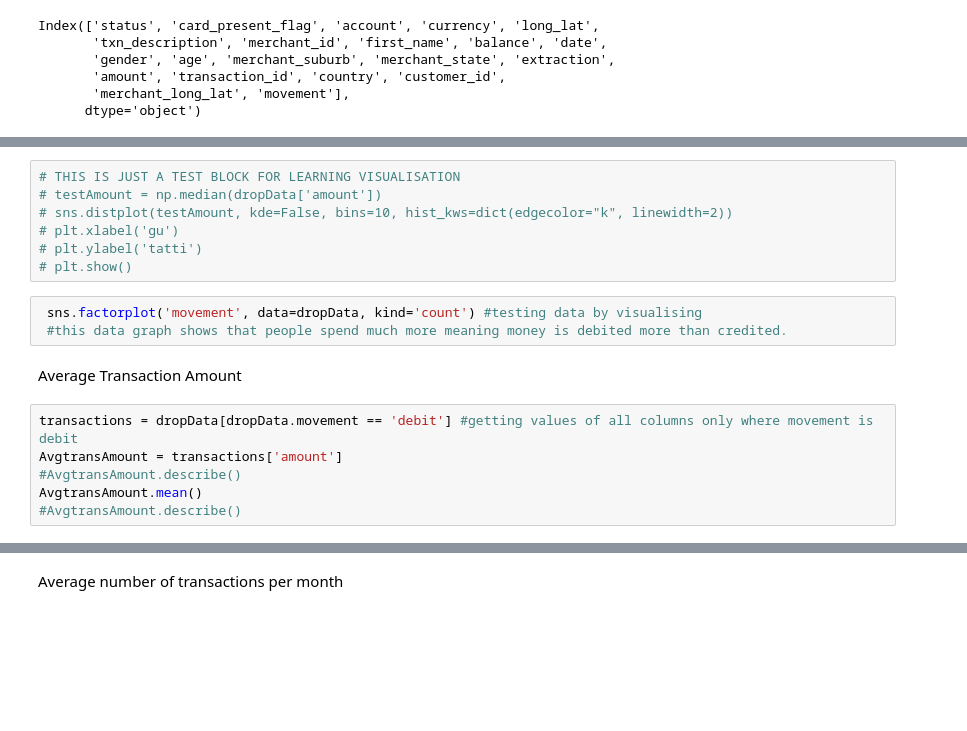
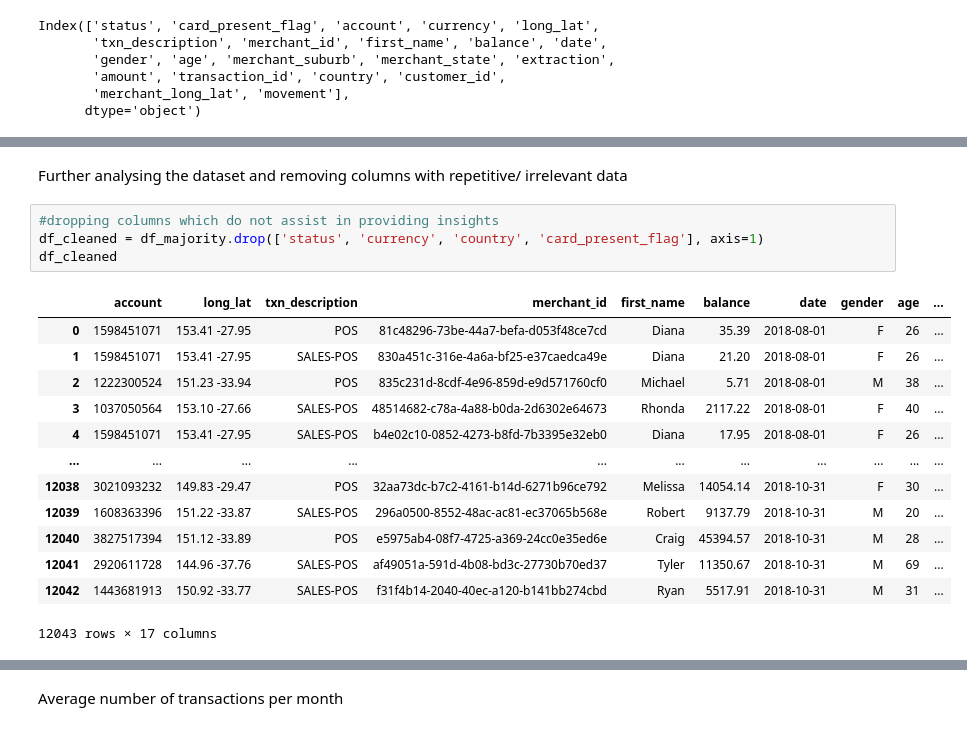
Before and after one commit to shaun1907/ANZ_Internship_Data, a Jupyter notebook: eda.ipynb, the cells around one changed output, grey strips where cells are left out. Cells and saved outputs as stored; diff of their text form; blank space fills up the shorter version.

```diff
--- a/eda.ipynb
+++ b/eda.ipynb
@@ -107,18 +128,20 @@ dropData.isnull().sum() #checking for null values in the dropData dataframe
-# %%
-# THIS IS JUST A TEST BLOCK FOR LEARNING VISUALISATION
-# testAmount = np.median(dropData['amount'])
-# sns.distplot(testAmount, kde=False, bins=10, hist_kws=dict(edgecolor="k", linewidth=2))
-# plt.xlabel('gu')
-# plt.ylabel('tatti')
-# plt.show()
-# %%
- sns.factorplot('movement', data=dropData, kind='count') #testing data by visualising
- #this data graph shows that people spend much more meaning money is debited more than credited.
-# %% [markdown]
-Average Transaction Amount
-# %%
-transactions = dropData[dropData.movement == 'debit'] #getting values of all columns only where movement is debit
-AvgtransAmount = transactions['amount']
-#AvgtransAmount.describe()
-AvgtransAmount.mean()
-#AvgtransAmount.describe()
+# %% [markdown]
+Further analysing the dataset and removing columns with repetitive/ irrelevant data
+# %%
+#dropping columns which do not assist in providing insights
+df_cleaned = df_majority.drop(['status', 'currency', 'country', 'card_present_flag'], axis=1)
+df_cleaned
+# %% [output]
+|  | account | long_lat | txn_description | merchant_id | first_name | balance | date | gender | age | ... |
+| 0 | 1598451071 | 153.41 -27.95 | POS | 81c48296-73be-44a7-befa-d053f48ce7cd | Diana | 35.39 | 2018-08-01 | F | 26 | ... |
+| 1 | 1598451071 | 153.41 -27.95 | SALES-POS | 830a451c-316e-4a6a-bf25-e37caedca49e | Diana | 21.20 | 2018-08-01 | F | 26 | ... |
+| 2 | 1222300524 | 151.23 -33.94 | POS | 835c231d-8cdf-4e96-859d-e9d571760cf0 | Michael | 5.71 | 2018-08-01 | M | 38 | ... |
+| 3 | 1037050564 | 153.10 -27.66 | SALES-POS | 48514682-c78a-4a88-b0da-2d6302e64673 | Rhonda | 2117.22 | 2018-08-01 | F | 40 | ... |
+| 4 | 1598451071 | 153.41 -27.95 | SALES-POS | b4e02c10-0852-4273-b8fd-7b3395e32eb0 | Diana | 17.95 | 2018-08-01 | F | 26 | ... |
+| ... | ... | ... | ... | ... | ... | ... | ... | ... | ... | ... |
+| 12038 | 3021093232 | 149.83 -29.47 | POS | 32aa73dc-b7c2-4161-b14d-6271b96ce792 | Melissa | 14054.14 | 2018-10-31 | F | 30 | ... |
+| 12039 | 1608363396 | 151.22 -33.87 | SALES-POS | 296a0500-8552-48ac-ac81-ec37065b568e | Robert | 9137.79 | 2018-10-31 | M | 20 | ... |
+| 12040 | 3827517394 | 151.12 -33.89 | POS | e5975ab4-08f7-4725-a369-24cc0e35ed6e | Craig | 45394.57 | 2018-10-31 | M | 28 | ... |
+| 12041 | 2920611728 | 144.96 -37.76 | SALES-POS | af49051a-591d-4b08-bd3c-27730b70ed37 | Tyler | 11350.67 | 2018-10-31 | M | 69 | ... |
+| 12042 | 1443681913 | 150.92 -33.77 | SALES-POS | f31f4b14-2040-40ec-a120-b141bb274cbd | Ryan | 5517.91 | 2018-10-31 | M | 31 | ... |
+12043 rows × 17 columns
```
Also changed, not shown: parts of 56 cells of this notebook, 5 other files.
